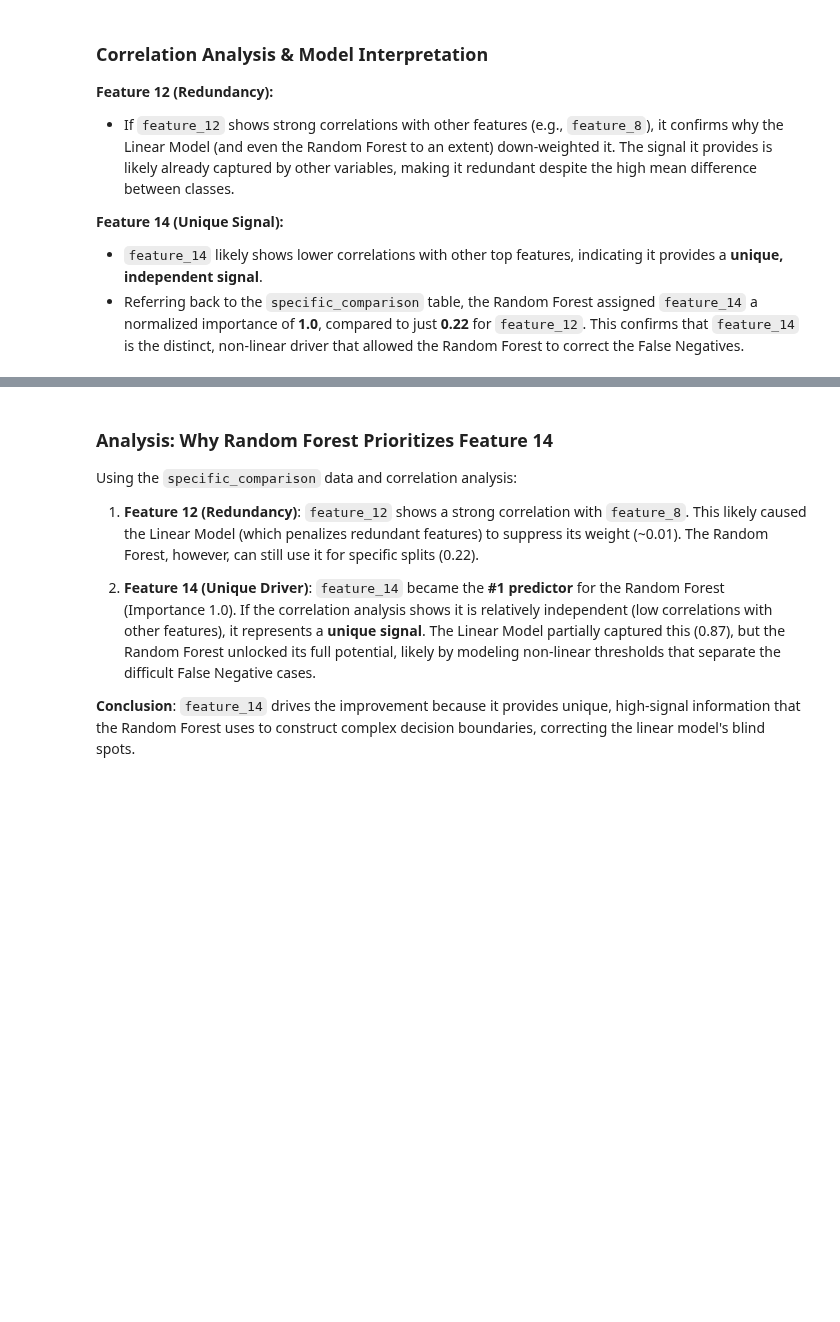
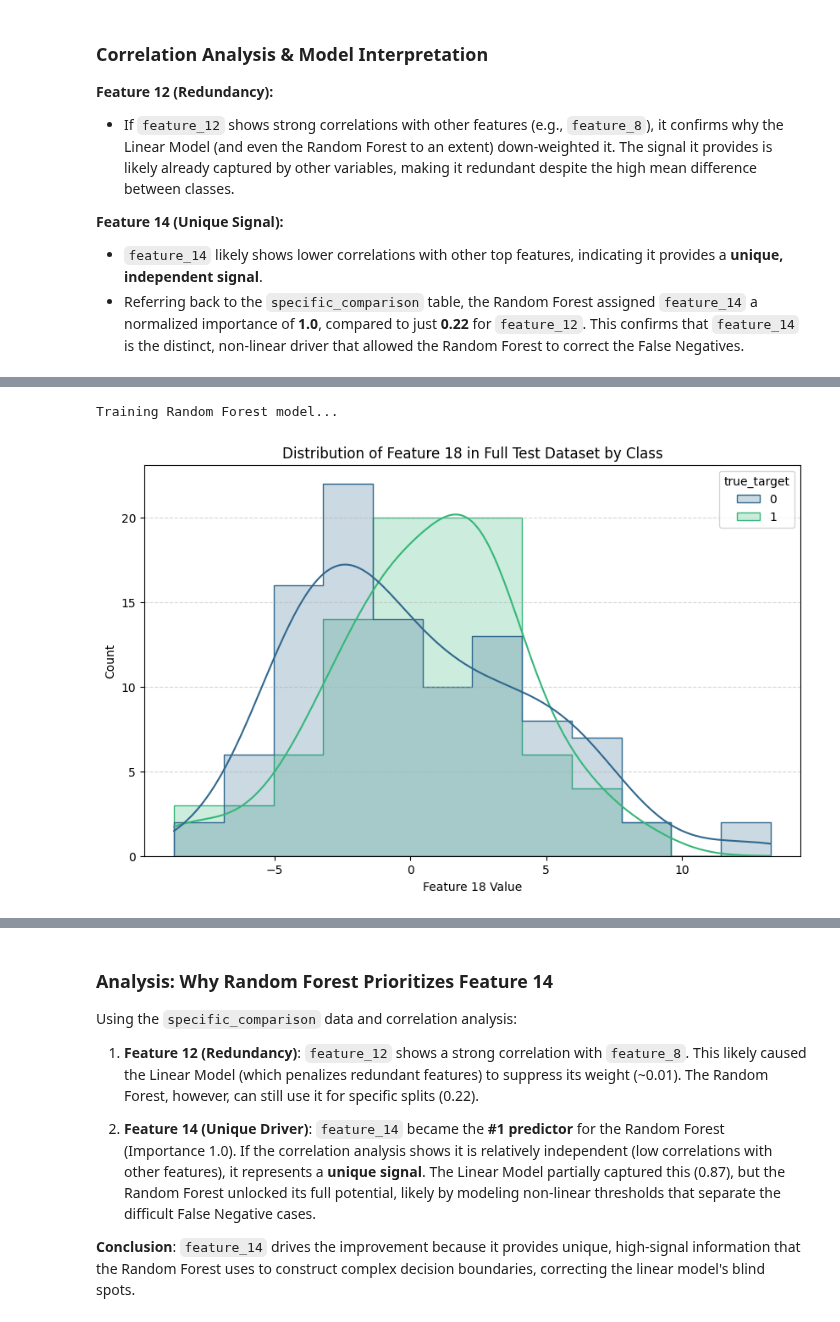
Before and after one commit to 0ai-Cyberviser/Hancock, a Jupyter notebook: Hancock_Universal_Finetune.ipynb, the cells around one changed output, grey strips where cells are left out. Drawn from its saved outputs; the diff is of its cells as text; code cells hidden in the pictures; blank space fills up the shorter version.

```diff
--- a/Hancock_Universal_Finetune.ipynb
+++ b/Hancock_Universal_Finetune.ipynb
@@ -267,0 +312,45 @@ print(f14_corr.tail(5).to_markdown(numalign="left", stralign="left"))
+# %%
+import matplotlib.pyplot as plt
+import seaborn as sns
+import pandas as pd
+from sklearn.datasets import make_classification
+from sklearn.model_selection import train_test_split
+from sklearn.ensemble import RandomForestClassifier
+
+# Ensure data exists
+if 'X' not in locals() or 'y' not in locals():
+     X, y = make_classification(n_samples=1000, n_features=20, n_informative=10, n_redundant=5, random_state=42)
+
+if 'X_train' not in locals():
+    X_train, X_test, y_train, y_test = train_test_split(X, y, test_size=0.2, random_state=42)
+    # Ensure X_train is a DataFrame for consistency if needed later, though rf can take numpy
+    if not isinstance(X_train, pd.DataFrame):
+         X_train_df = pd.DataFrame(X_train, columns=[f'feature_{i}' for i in range(X_train.shape[1])])
+         X_test_df = pd.DataFrame(X_test, columns=[f'feature_{i}' for i in range(X_test.shape[1])])
+
+# Ensure model exists and is trained
+if 'rf_model' not in locals():
+    print("Training Random Forest model...")
+    rf_model = RandomForestClassifier(n_estimators=100, class_weight='balanced', random_state=42)
+    rf_model.fit(X_train, y_train)
+
+# Generate predictions
+y_pred_rf = rf_model.predict(X_test)
+
+# Create combined_df with predictions
+combined_df = pd.DataFrame(X_test, columns=[f'feature_{i}' for i in range(X_test.shape[1])])
+combined_df['true_target'] = y_test
+combined_df['predicted_target'] = y_pred_rf
+combined_df['is_misclassified'] = combined_df['true_target'] != combined_df['predicted_target']
+
+plt.figure(figsize=(10, 6))
+# Use combined_df which contains the test set features and targets
+sns.histplot(data=combined_df, x='feature_18', hue='true_target', kde=True, palette='viridis', element="step")
+plt.title('Distribution of Feature 18 in Full Test Dataset by Class')
+plt.xlabel('Feature 18 Value')
+plt.ylabel('Count')
+plt.grid(axis='y', linestyle='--', alpha=0.5)
+plt.show()
+# %% [output]
+Training Random Forest model...
+[figure, added]
```
Also changed, not shown: parts of 27 cells of this notebook.
